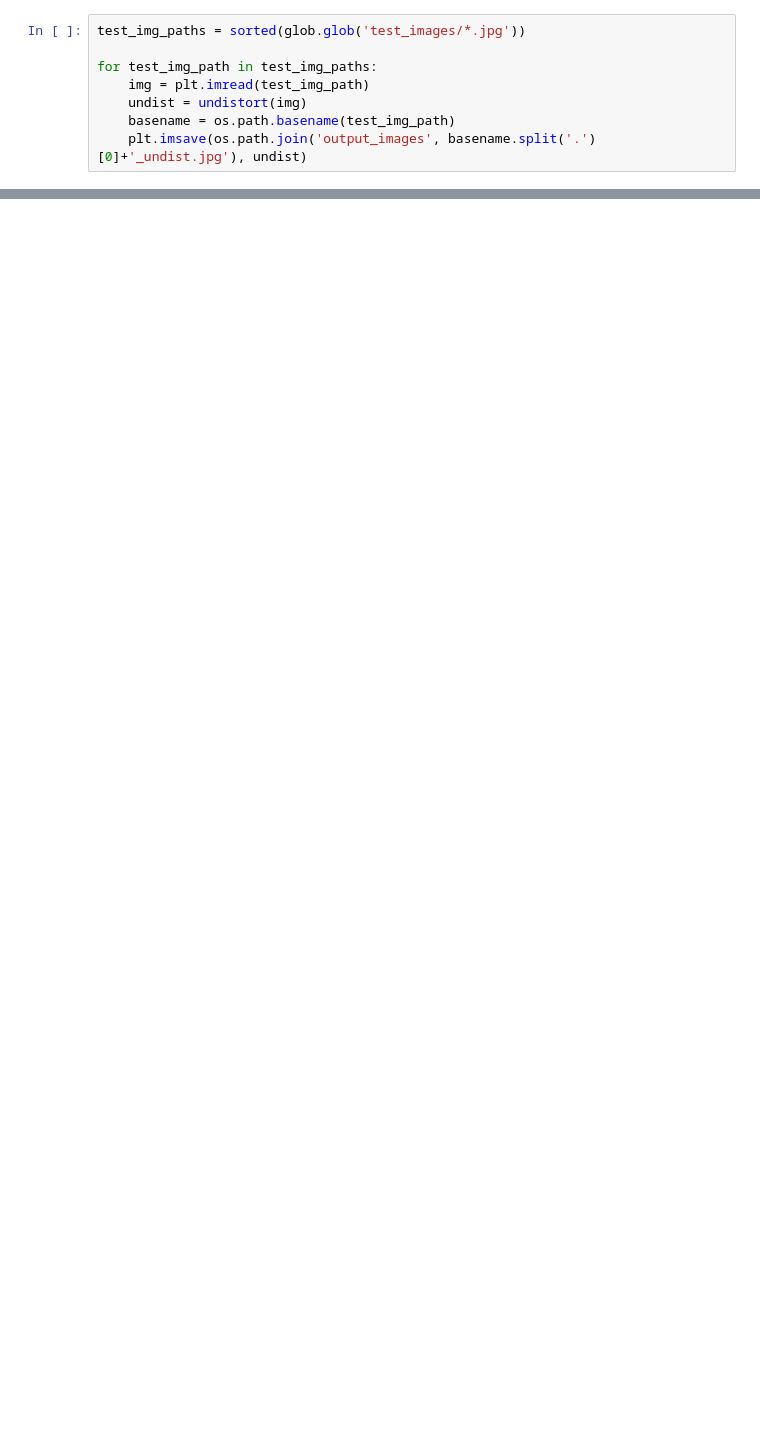
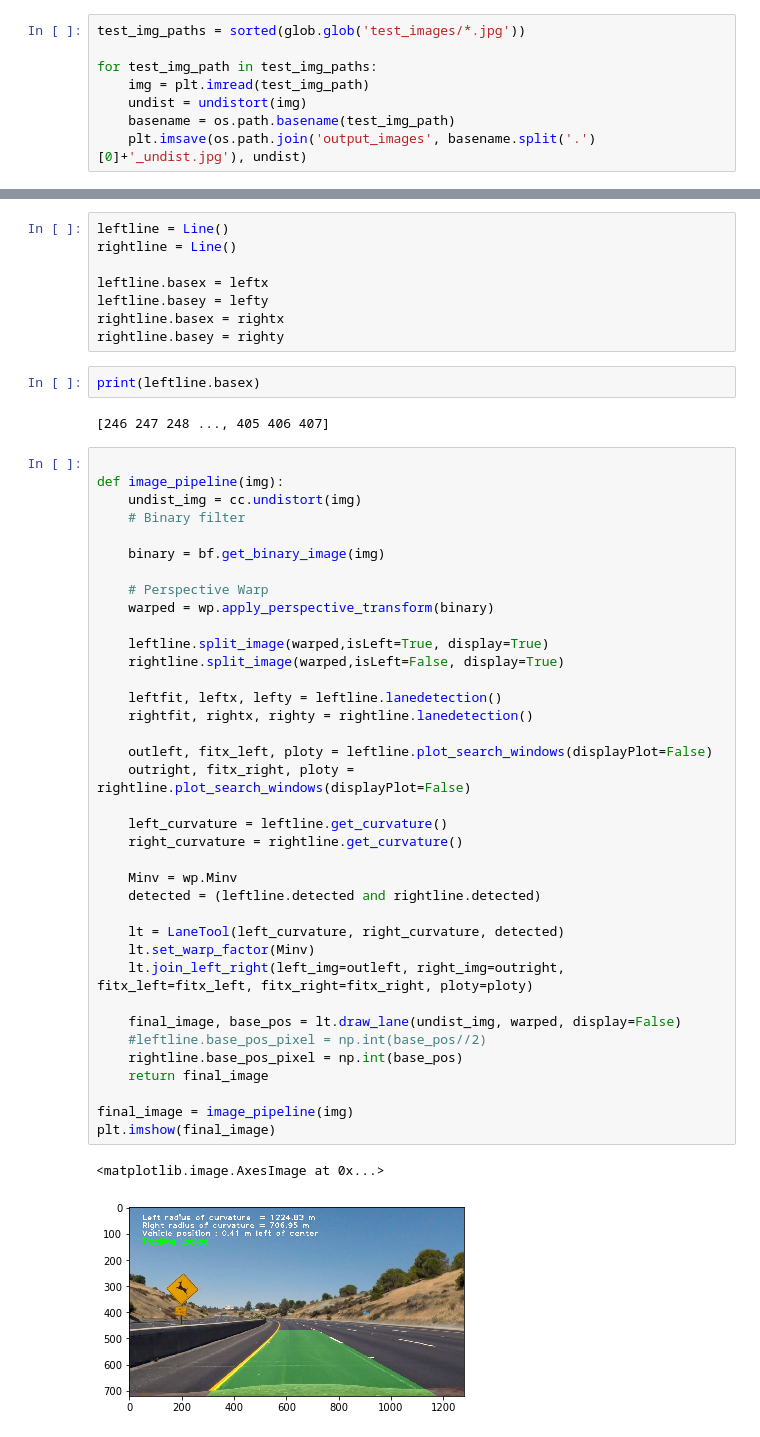
Before and after one commit to alisoltani/UdacityCarND-Project4, a Jupyter notebook: lanedetection.ipynb, the cells around one changed output, grey strips where cells are left out. Drawn from its saved outputs; the diff is of its cells as text; blank space fills up the shorter version.

```diff
--- a/lanedetection.ipynb
+++ b/lanedetection.ipynb
@@ -451,0 +497,52 @@ plt.show()
+# %%
+leftline = Line()
+rightline = Line()
+
+leftline.basex = leftx
+leftline.basey = lefty
+rightline.basex = rightx
+rightline.basey = righty
+# %%
+print(leftline.basex)
+# %% [output]
+[246 247 248 ..., 405 406 407]
+# %%
+
+def image_pipeline(img):
+    undist_img = cc.undistort(img)
+    # Binary filter
+
+    binary = bf.get_binary_image(img)
+
+    # Perspective Warp
+    warped = wp.apply_perspective_transform(binary)
+
+    leftline.split_image(warped,isLeft=True, display=True)
+    rightline.split_image(warped,isLeft=False, display=True)
+
+    leftfit, leftx, lefty = leftline.lanedetection()
+    rightfit, rightx, righty = rightline.lanedetection()
+
+    outleft, fitx_left, ploty = leftline.plot_search_windows(displayPlot=False)
+    outright, fitx_right, ploty = rightline.plot_search_windows(displayPlot=False)
+
+    left_curvature = leftline.get_curvature()
+    right_curvature = rightline.get_curvature()
+
+    Minv = wp.Minv
+    detected = (leftline.detected and rightline.detected)
+
+    lt = LaneTool(left_curvature, right_curvature, detected)
+    lt.set_warp_factor(Minv)
+    lt.join_left_right(left_img=outleft, right_img=outright, fitx_left=fitx_left, fitx_right=fitx_right, ploty=ploty)
+
+    final_image, base_pos = lt.draw_lane(undist_img, warped, display=False)
+    #leftline.base_pos_pixel = np.int(base_pos//2)
+    rightline.base_pos_pixel = np.int(base_pos)
+    return final_image
+
+final_image = image_pipeline(img)
+plt.imshow(final_image)
+# %% [output]
+<matplotlib.image.AxesImage at 0x...>
+[figure, added]
```
Also changed, not shown: parts of 20 cells of this notebook, 5 other files.
